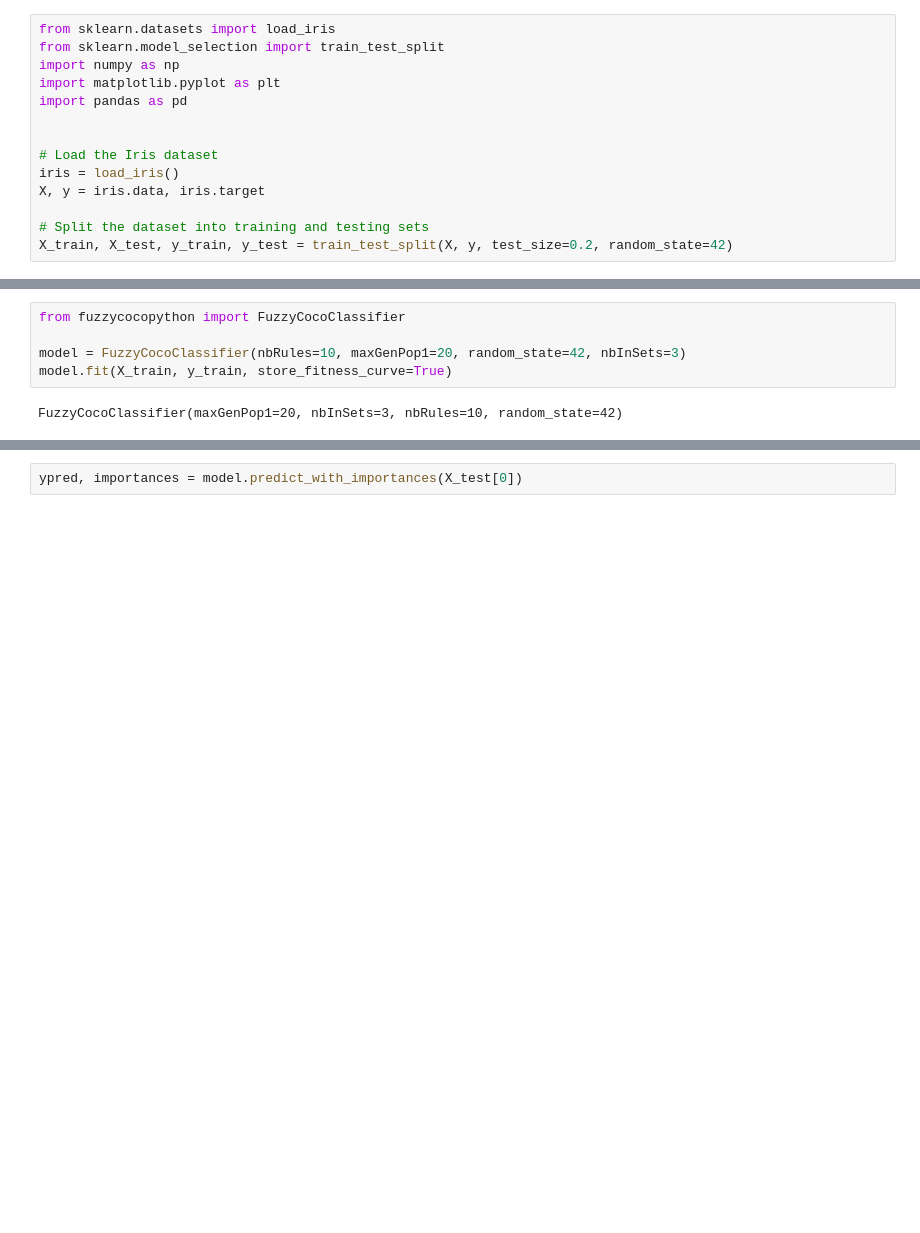
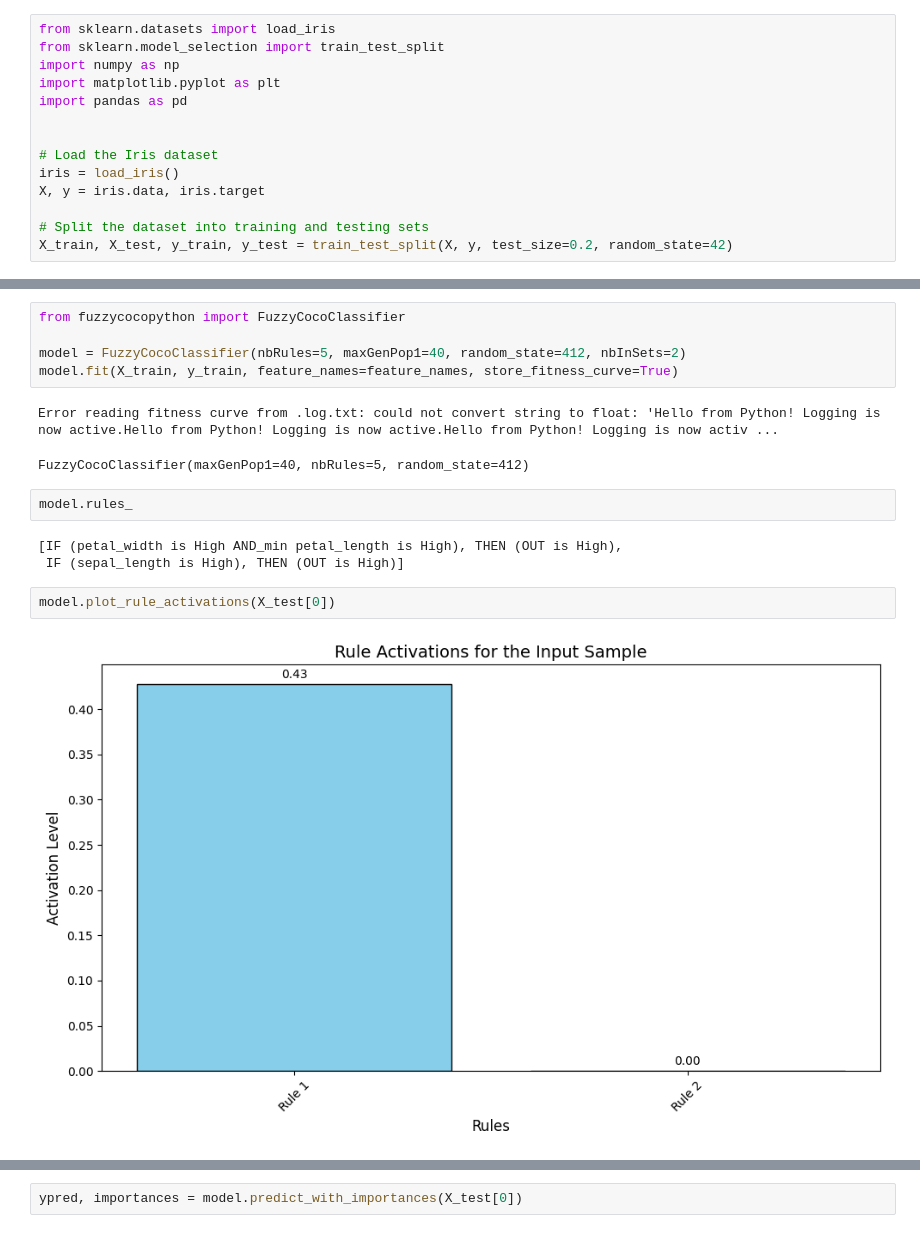
Before and after one commit to arthurbabey/fuzzycocopython, a Jupyter notebook: Untitled-1.ipynb, the cells around one changed output, grey strips where cells are left out. Drawn from its saved outputs; the diff is of its cells as text; blank space fills up the shorter version.

```diff
--- a/Untitled-1.ipynb
+++ b/Untitled-1.ipynb
@@ -15,7 +27,17 @@ X_train, X_test, y_train, y_test = train_test_split(X, y, test_size=0.2, random_
 # %%
 from fuzzycocopython import FuzzyCocoClassifier
 
-model = FuzzyCocoClassifier(nbRules=10, maxGenPop1=20, random_state=42, nbInSets=3)
-model.fit(X_train, y_train, store_fitness_curve=True)
+model = FuzzyCocoClassifier(nbRules=5, maxGenPop1=40, random_state=412, nbInSets=2)
+model.fit(X_train, y_train, feature_names=feature_names, store_fitness_curve=True)
 # %% [output]
-FuzzyCocoClassifier(maxGenPop1=20, nbInSets=3, nbRules=10, random_state=42)
+Error reading fitness curve from .log.txt: could not convert string to float: 'Hello from Python! Logging is now active.Hello from Python! Logging is now active.Hello from Python! Logging is now activ ...
+FuzzyCocoClassifier(maxGenPop1=40, nbRules=5, random_state=412)
+# %%
+model.rules_
+# %% [output]
+[IF (petal_width is High AND_min petal_length is High), THEN (OUT is High),
+ IF (sepal_length is High), THEN (OUT is High)]
+# %%
+model.plot_rule_activations(X_test[0])
+# %% [output]
+[figure, added]
```
Also changed, not shown: parts of 20 cells of this notebook, 5 other files.
